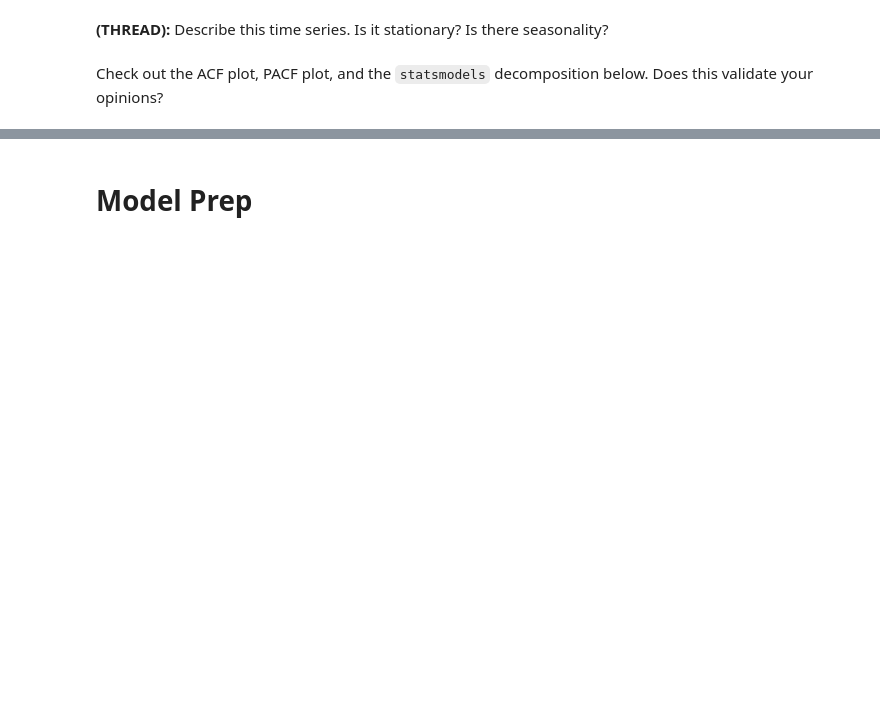
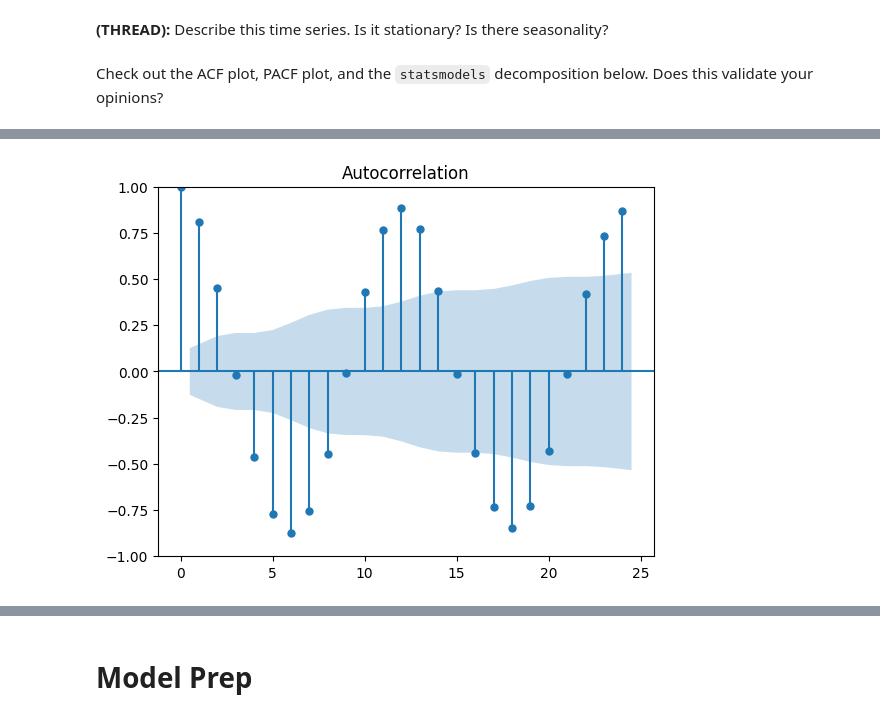
Before and after one commit to Ch3ddarr/DSB-Unit-03, a Jupyter notebook: 17 - Time Series II - Modeling/ts-ii-modeling-starter.ipynb, the cells around one changed output, grey strips where cells are left out. Saved outputs shown, nothing was run; the diff lists cells and outputs as text; code cells hidden in the pictures; blank space fills up the shorter version.

```diff
--- a/17 - Time Series II - Modeling/ts-ii-modeling-starter.ipynb
+++ b/17 - Time Series II - Modeling/ts-ii-modeling-starter.ipynb
@@ -42,4 +75,7 @@ Check out the ACF plot, PACF plot, and the `statsmodels` decomposition below. Do
 # %%
 # ACF
+plot_acf(nottem);
+# %% [output]
+[figure, added]
 # %%
 # PACF
```
Also changed, not shown: parts of 41 cells of this notebook.
